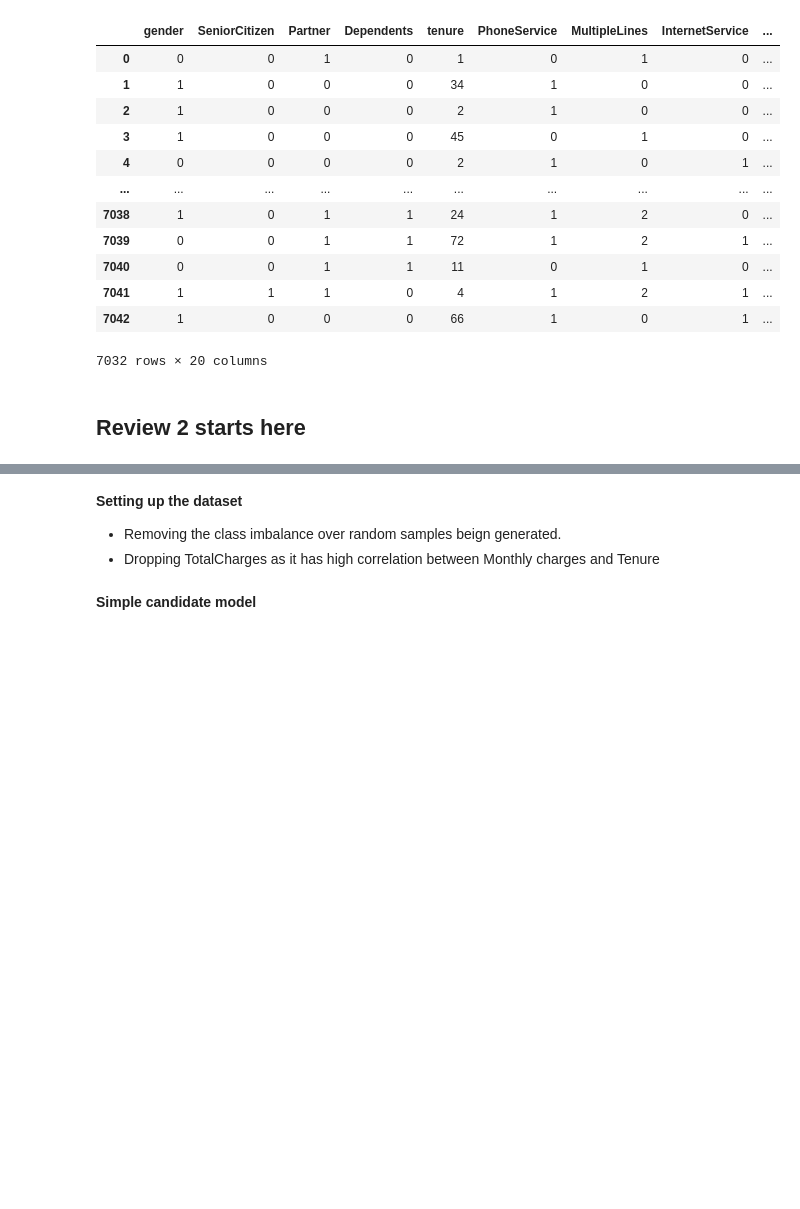
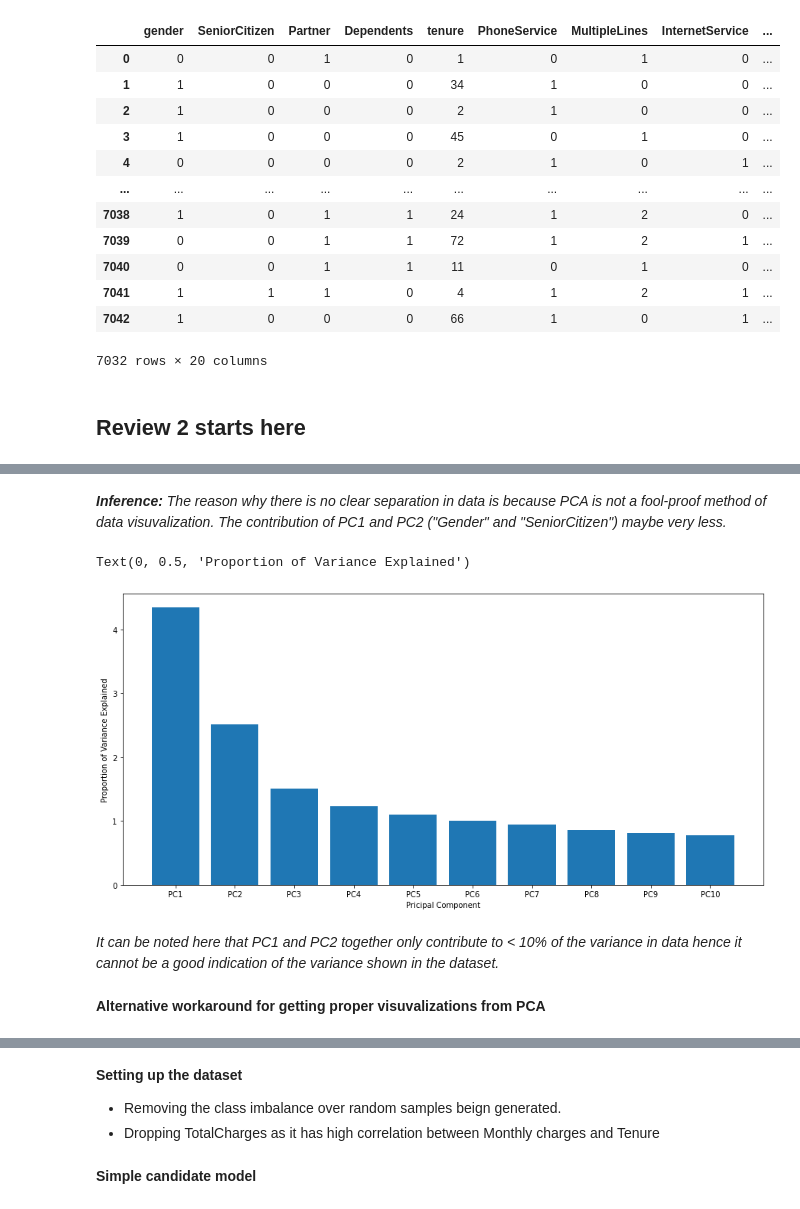
Before and after one commit to Shankar0x/CSE305_EnsembleChurnProject, a Jupyter notebook: main.ipynb, the cells around one changed output, grey strips where cells are left out. Cells and saved outputs as stored; diff of their text form; code cells hidden in the pictures; blank space fills up the shorter version.

```diff
--- a/main.ipynb
+++ b/main.ipynb
@@ -666,0 +722,17 @@ df
+# %% [markdown]
+<i> <b> Inference: </b> The reason why there is no clear separation in data is because PCA is not a fool-proof method of data visuvalization. The contribution of PC1 and PC2 ("Gender" and "SeniorCitizen") maybe very less.
+# %%
+var = pca.explained_variance_[0:10] #percentage of variance explained
+labels = ['PC1','PC2','PC3','PC4','PC5','PC6','PC7','PC8','PC9','PC10']
+
+plt.figure(figsize=(15,7))
+plt.bar(labels,var,)
+plt.xlabel('Pricipal Component')
+plt.ylabel('Proportion of Variance Explained')
+# %% [output]
+Text(0, 0.5, 'Proportion of Variance Explained')
+[figure, added]
+# %% [markdown]
+<i> It can be noted here that PC1 and PC2 together only contribute to < 10% of the variance in data hence it cannot be a good indication of the variance shown in the dataset.
+# %% [markdown]
+<b> Alternative workaround for getting proper visuvalizations from PCA
```
Also changed, not shown: parts of 47 cells of this notebook, 8 other files.
